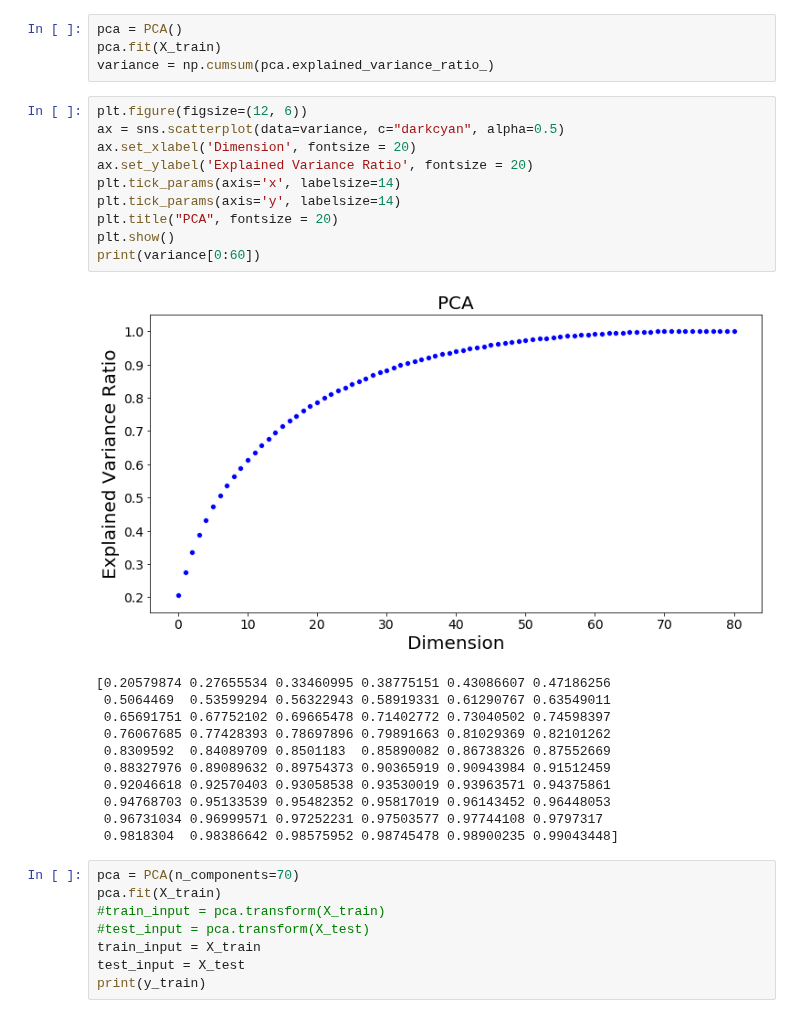
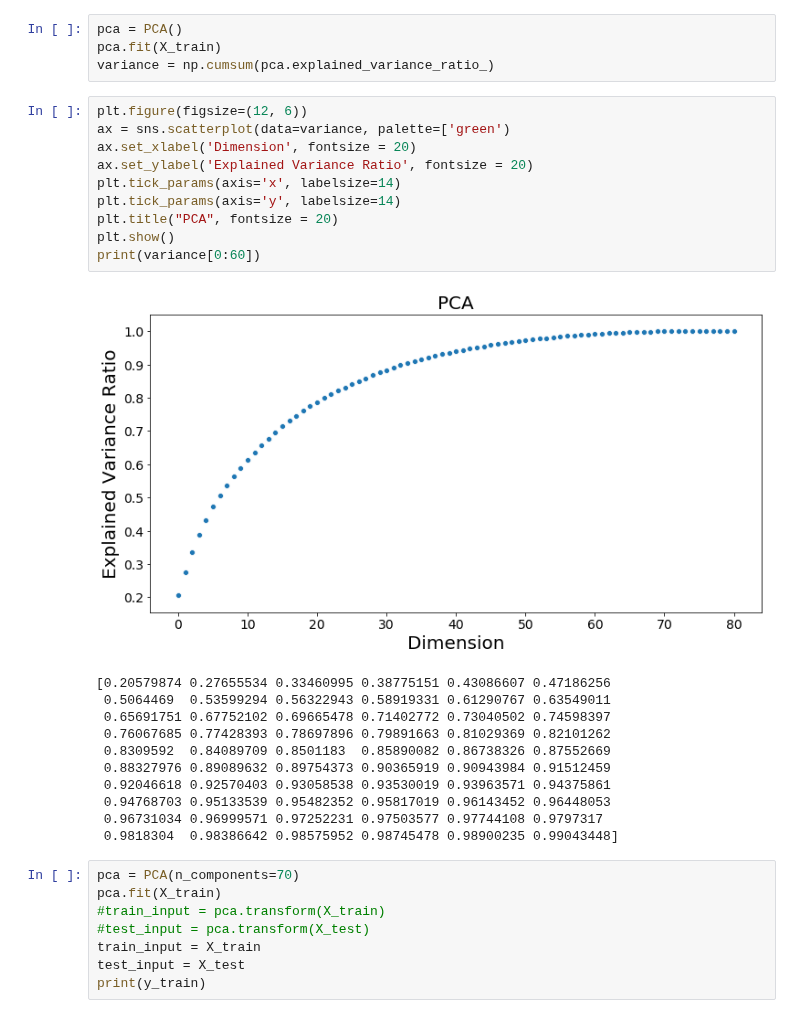
Before and after one commit to BenInTheBox/DataScienceInPractice, a Jupyter notebook: project/code.ipynb, the cells around one changed output. Cells and saved outputs as stored; diff of their text form.

```diff
--- a/project/code.ipynb
+++ b/project/code.ipynb
@@ -599,16 +601,16 @@ pca.fit(X_train)
 variance = np.cumsum(pca.explained_variance_ratio_)
 # %%
 plt.figure(figsize=(12, 6))
-ax = sns.scatterplot(data=variance, c="darkcyan", alpha=0.5)
+ax = sns.scatterplot(data=variance, palette=['green')
 ax.set_xlabel('Dimension', fontsize = 20)
 ax.set_ylabel('Explained Variance Ratio', fontsize = 20)
 plt.tick_params(axis='x', labelsize=14)
 plt.tick_params(axis='y', labelsize=14)
 plt.title("PCA", fontsize = 20)
 plt.show()
 print(variance[0:60])
 # %% [output]
-[figure, old version]
+[figure, new version]
 [0.20579874 0.27655534 0.33460995 0.38775151 0.43086607 0.47186256
  0.5064469  0.53599294 0.56322943 0.58919331 0.61290767 0.63549011
  0.65691751 0.67752102 0.69665478 0.71402772 0.73040502 0.74598397
```
Also changed, not shown: parts of 16 cells of this notebook.
